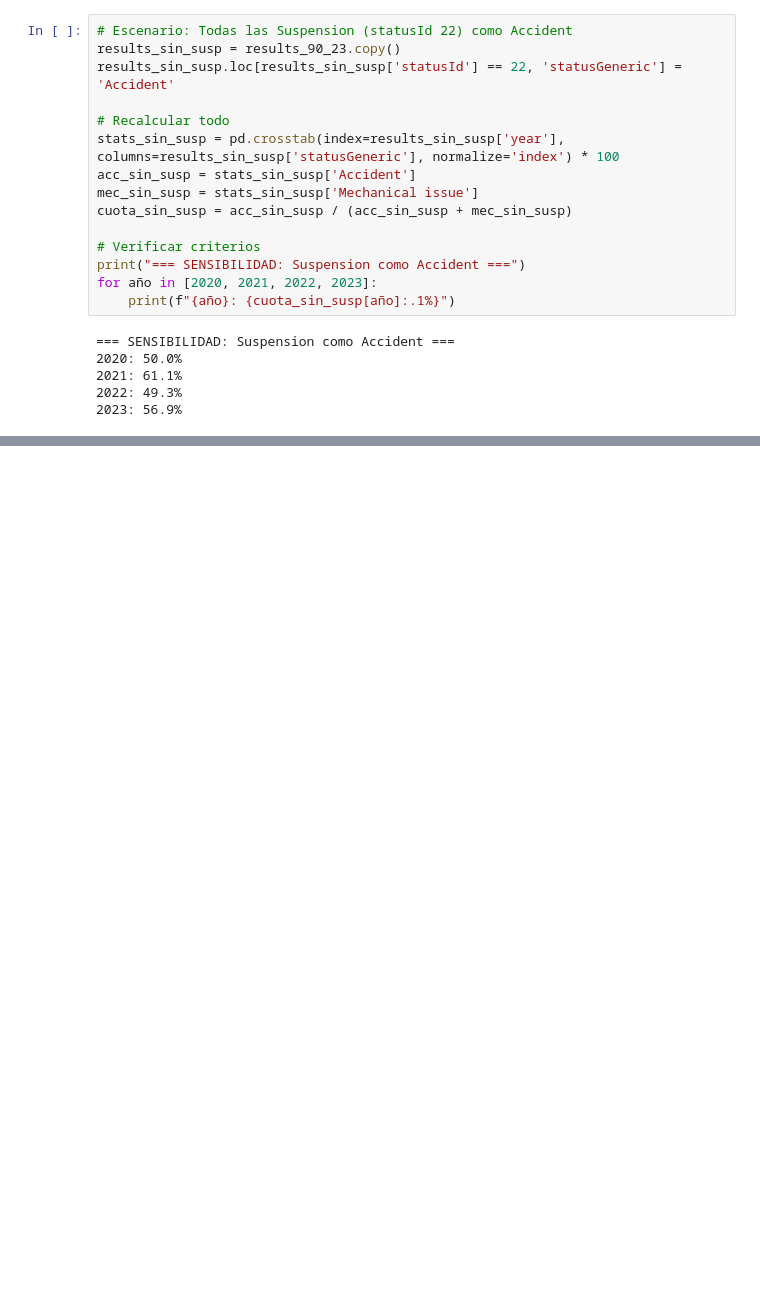
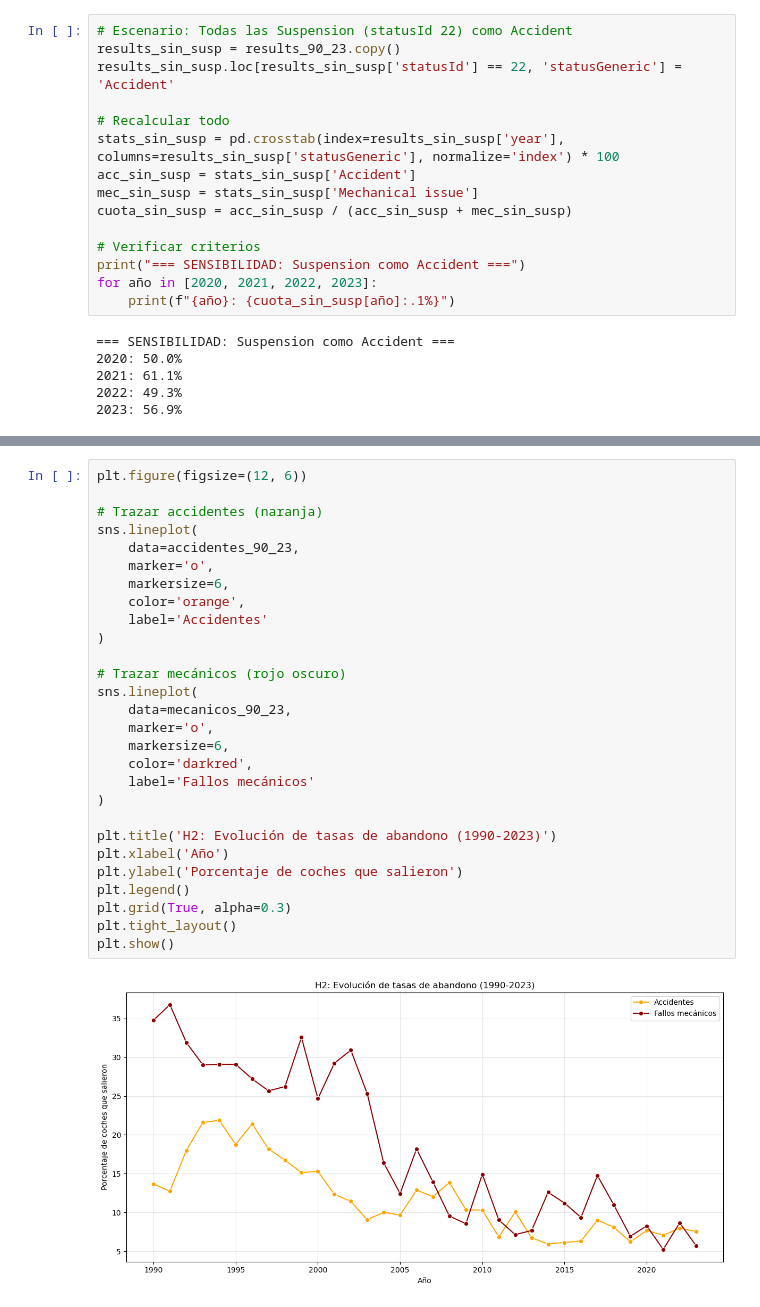
Before and after one commit to BorjaBG/EDA_F1, a Jupyter notebook: notebooks/hipotesis 2.ipynb, the cells around one changed output, grey strips where cells are left out. Saved outputs shown, nothing was run; the diff lists cells and outputs as text; blank space fills up the shorter version.

```diff
--- a/notebooks/hipotesis 2.ipynb
+++ b/notebooks/hipotesis 2.ipynb
@@ -242,0 +243,30 @@ H2 SE CONFIRMA bajo el escenario de sensibilidad
+# %%
+plt.figure(figsize=(12, 6))
+
+# Trazar accidentes (naranja)
+sns.lineplot(
+    data=accidentes_90_23,
+    marker='o',
+    markersize=6,
+    color='orange',
+    label='Accidentes'
+)
+
+# Trazar mecánicos (rojo oscuro)
+sns.lineplot(
+    data=mecanicos_90_23,
+    marker='o',
+    markersize=6,
+    color='darkred',
+    label='Fallos mecánicos'
+)
+
+plt.title('H2: Evolución de tasas de abandono (1990-2023)')
+plt.xlabel('Año')
+plt.ylabel('Porcentaje de coches que salieron')
+plt.legend()
+plt.grid(True, alpha=0.3)
+plt.tight_layout()
+plt.show()
+# %% [output]
+[figure, added]
```
Also changed, not shown: parts of 3 cells of this notebook, 1 other file.
